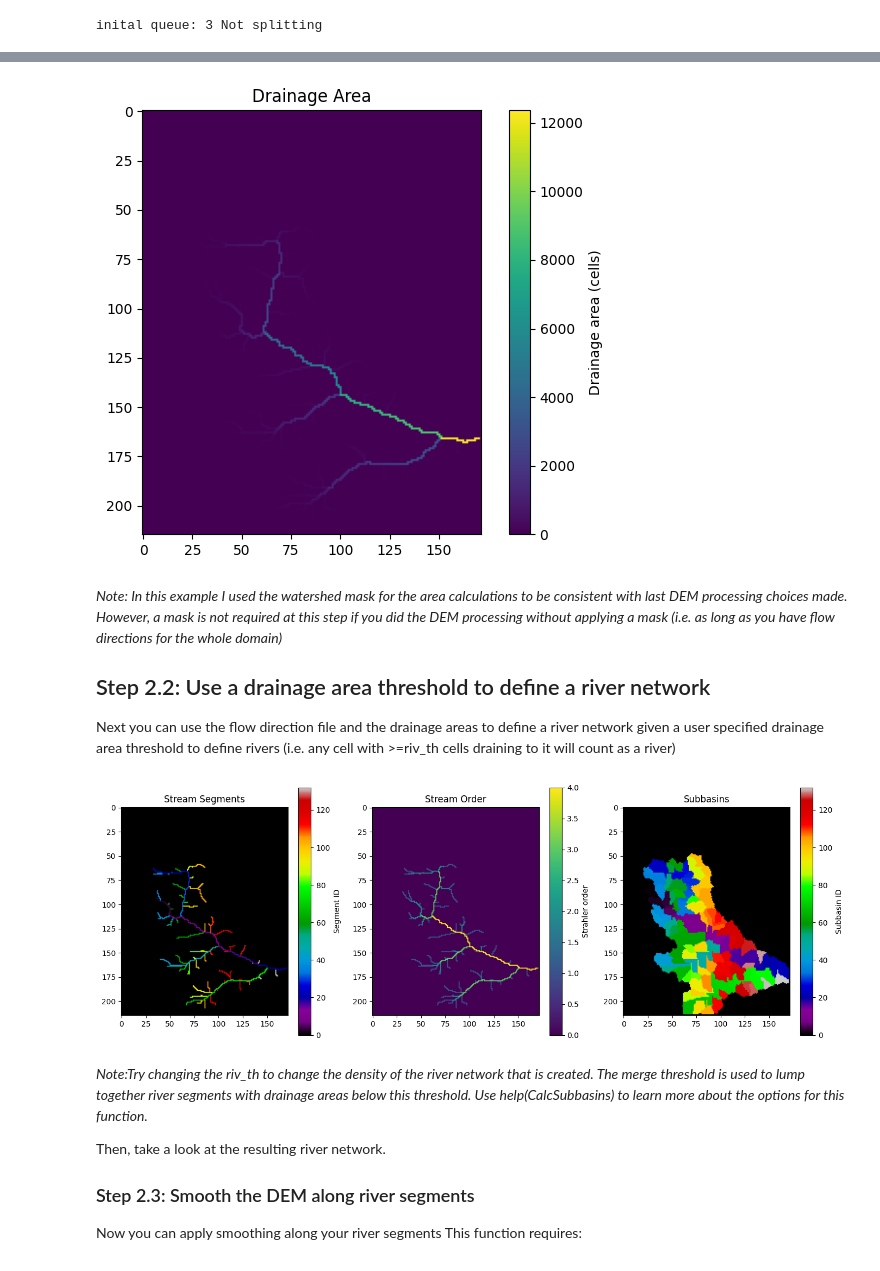
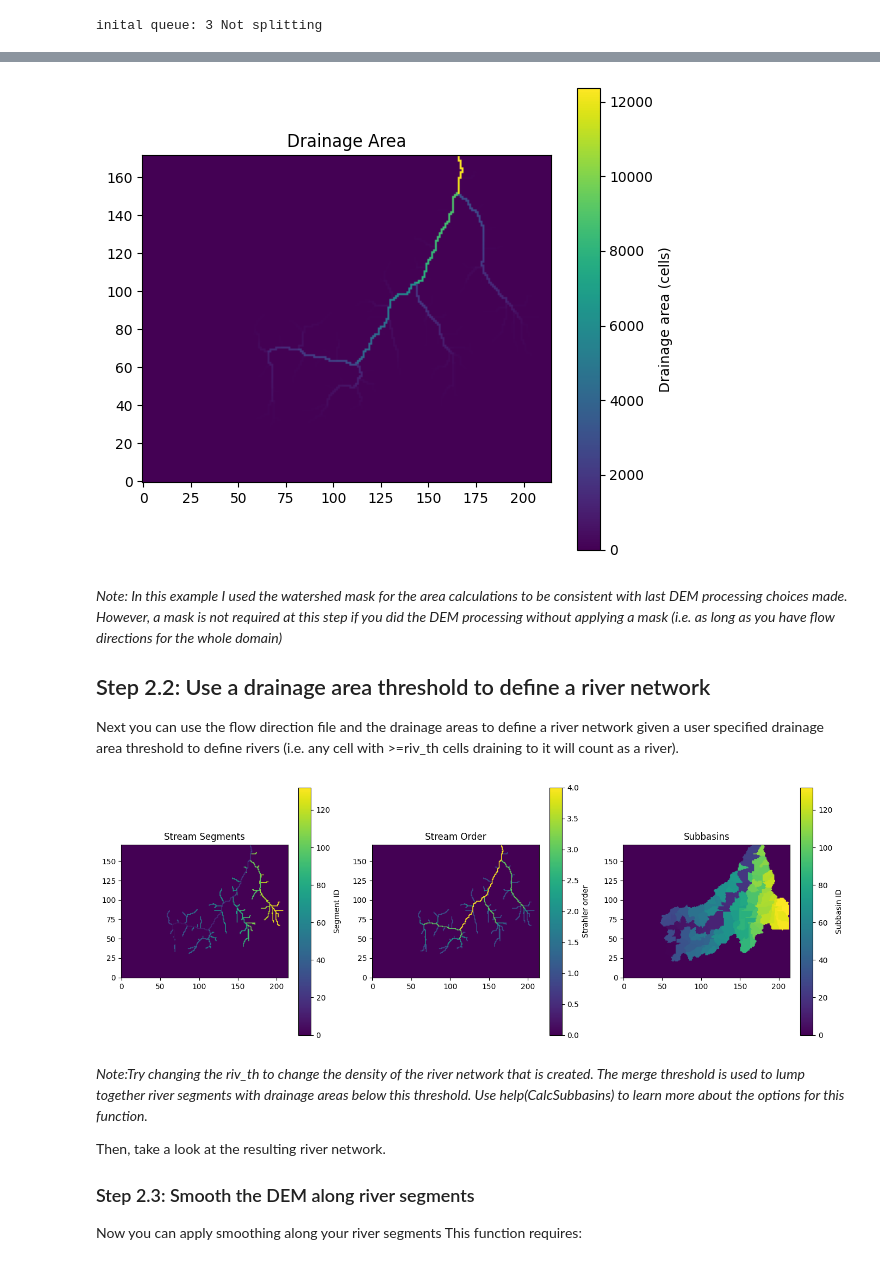
Before and after one commit to hydroframe/priority_flow, a Jupyter notebook: docs/notebooks/Workflow_Example_Notebook.ipynb, the cells around one changed output, grey strips where cells are left out. Drawn from its saved outputs; the diff is of its cells as text; code cells hidden in the pictures.

```diff
--- a/docs/notebooks/Workflow_Example_Notebook.ipynb
+++ b/docs/notebooks/Workflow_Example_Notebook.ipynb
@@ -39,10 +36,10 @@ Three inputs for domain processing:
 NOTE: The only required input is a DEM; the other two are optional depending
 on how you would like to process things.
 # %%
-# Load test data
-DEM = load_dem()
-watershed_mask = load_watershed_mask()
-river_mask = load_river_mask()
+# Load test data.
+DEM = load_dem().T
+watershed_mask = load_watershed_mask().T
+river_mask = load_river_mask().T
 
 nx, ny = DEM.shape
 print(f"Domain dimensions: nx={nx}, ny={ny}")
@@ -224,7 +214,7 @@ area = drainage_area(
 def _plot_drainage_area(area: np.ndarray) -> None:
     """Plot drainage area (like R: image.plot(area, main='drainage Area'))."""
     fig, ax = plt.subplots(figsize=(6, 5))
-    im = ax.imshow(area, cmap="viridis")
+    im = ax.imshow(area, cmap="viridis", origin='lower')
     ax.set_title("Drainage Area")
     plt.colorbar(im, ax=ax, label="Drainage area (cells)")
     plt.tight_layout()
@@ -234,12 +224,12 @@ def _plot_drainage_area(area: np.ndarray) -> None:
 
 _plot_drainage_area(area)
 # %% [output]
-[figure, old version]
+[figure, new version]
 # %% [markdown]
 *Note: In this example I used the watershed mask for the area calculations to be consistent with last DEM processing choices made. However, a mask is not required at this step if you did the DEM processing without applying a mask (i.e. as long as you have flow directions for the whole domain)*
 
 ## Step 2.2: Use a drainage area threshold to define a river network
-Next you can use the flow direction file and the drainage areas to define a river network given a user specified drainage area threshold to define rivers (i.e. any cell with >=riv_th cells draining to it will count as a river)
+Next you can use the flow direction file and the drainage areas to define a river network given a user specified drainage area threshold to define rivers (i.e. any cell with >=riv_th cells draining to it will count as a river).
 # %%
 # riv_th: cells with >= riv_th cells draining to it count as rivers
 subbasin = calc_subbasins(
@@ -259,28 +249,28 @@ stream_order = calc_stream_order(
 # %%
 def _plot_stream_network(
     subbasin: dict,
     stream_order: dict,
 ) -> None:
     """Plot stream segments, stream order, and subbasins (like R par(mfrow=c(1,3)))."""
     fig, axes = plt.subplots(1, 3, figsize=(14, 5))
-    im0 = axes[0].imshow(subbasin["segments"], cmap="nipy_spectral")
+    im0 = axes[0].imshow(subbasin["segments"], cmap="viridis", origin='lower')
     axes[0].set_title("Stream Segments")
     plt.colorbar(im0, ax=axes[0], label="Segment ID")
-    im1 = axes[1].imshow(stream_order["order_mask"], cmap="viridis")
+    im1 = axes[1].imshow(stream_order["order_mask"], cmap="viridis", origin='lower')
     axes[1].set_title("Stream Order")
     plt.colorbar(im1, ax=axes[1], label="Strahler order")
-    im2 = axes[2].imshow(subbasin["subbasins"], cmap="nipy_spectral")
+    im2 = axes[2].imshow(subbasin["subbasins"], cmap="viridis", origin='lower')
     axes[2].set_title("Subbasins")
     plt.colorbar(im2, ax=axes[2], label="Subbasin ID")
     plt.tight_layout()
     plt.savefig("workflow_stream_network.png", dpi=150)
     plt.show()
     plt.close()
 
 
 _plot_stream_network(subbasin, stream_order)
 # %% [output]
-[figure, old version]
+[figure, new version]
 # %% [markdown]
 *Note:Try changing the riv_th to change the density of the river network that is created. The merge threshold is used to lump together river segments with drainage areas below this threshold. Use help(CalcSubbasins) to learn more about the options for this function.*
 
```
Also changed, not shown: parts of 19 cells of this notebook.
